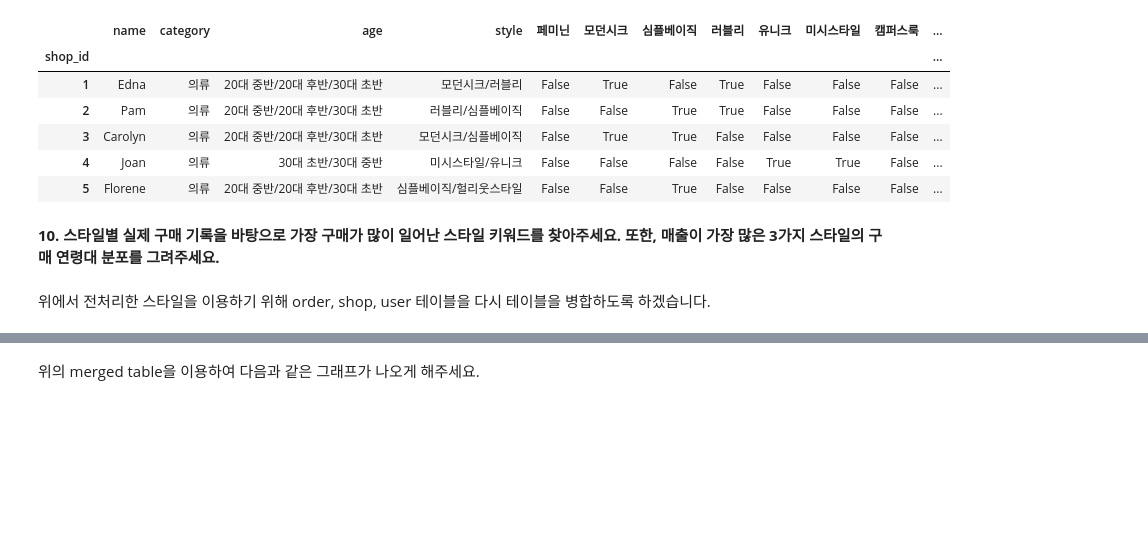
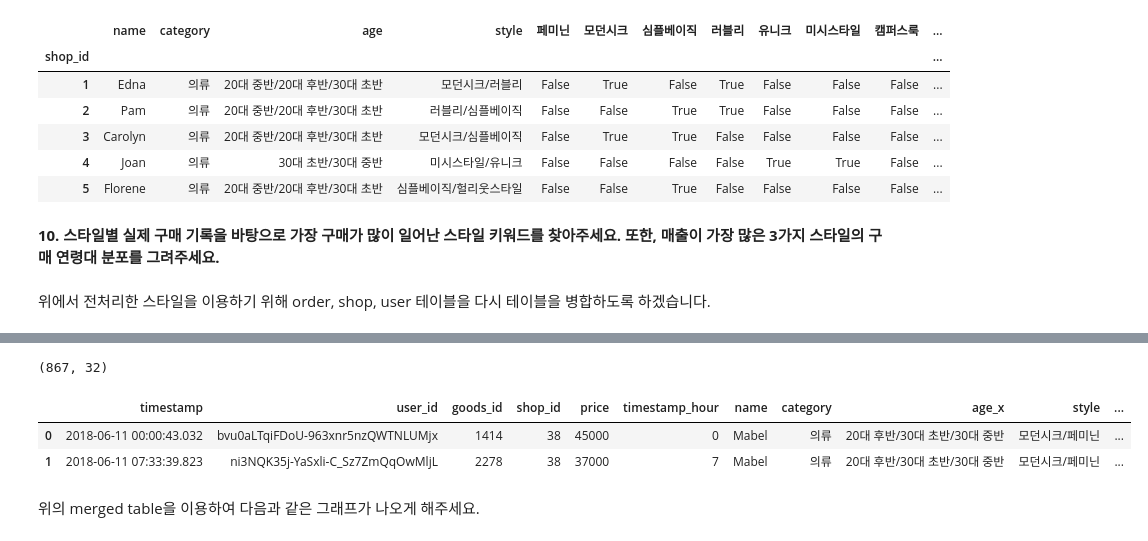
Before and after one commit to shoman2/Data-analysis_DSschool, a Jupyter notebook: 04_SQL-and-EDA/04_zigzag_SQL-and-EDA.ipynb, the cells around one changed output, grey strips where cells are left out. Cells and saved outputs as stored; diff of their text form; code cells hidden in the pictures; blank space fills up the shorter version.

```diff
--- a/04_SQL-and-EDA/04_zigzag_SQL-and-EDA.ipynb
+++ b/04_SQL-and-EDA/04_zigzag_SQL-and-EDA.ipynb
@@ -1074,3 +1085,16 @@ shop.head()
+# %%
+merged = (\
+          order.merge(shop, on = "shop_id")
+          .merge(user, on = "user_id")\
+         )
+
+print(merged.shape)
+merged.head(2)
+# %% [output]
+(867, 32)
+|  | timestamp | user_id | goods_id | shop_id | price | timestamp_hour | name | category | age_x | style | ... |
+| 0 | 2018-06-11 00:00:43.032 | bvu0aLTqiFDoU-963xnr5nzQWTNLUMjx | 1414 | 38 | 45000 | 0 | Mabel | 의류 | 20대 후반/30대 초반/30대 중반 | 모던시크/페미닌 | ... |
+| 1 | 2018-06-11 07:33:39.823 | ni3NQK35j-YaSxli-C_Sz7ZmQqOwMljL | 2278 | 38 | 37000 | 7 | Mabel | 의류 | 20대 후반/30대 초반/30대 중반 | 모던시크/페미닌 | ... |
 # %% [markdown]
 위의 merged table을 이용하여 다음과 같은 그래프가 나오게 해주세요.
 # %% [markdown]
```
Also changed, not shown: parts of 4 cells of this notebook.
